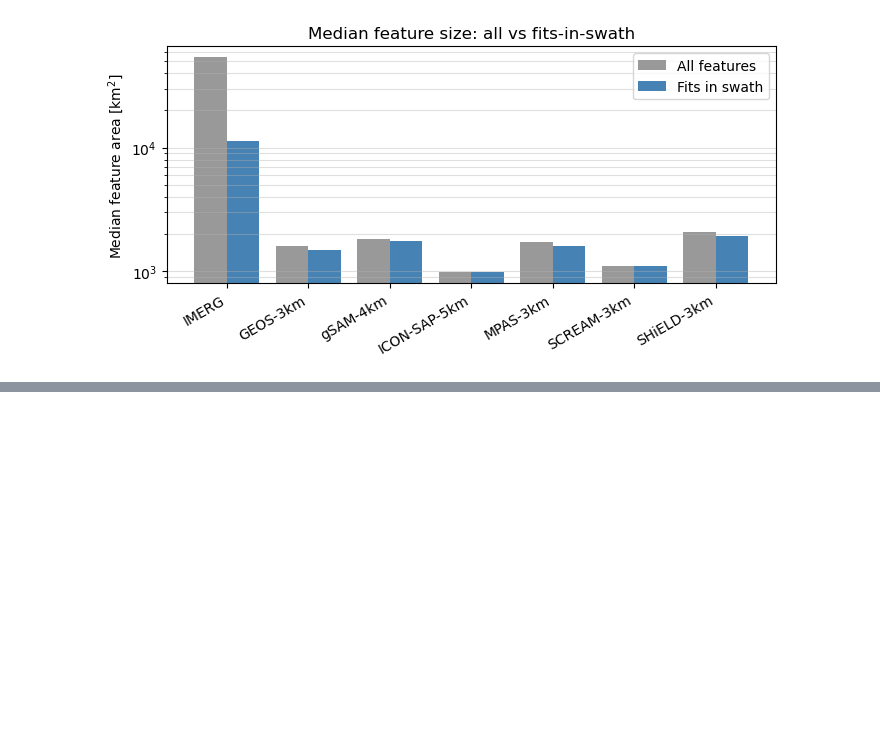
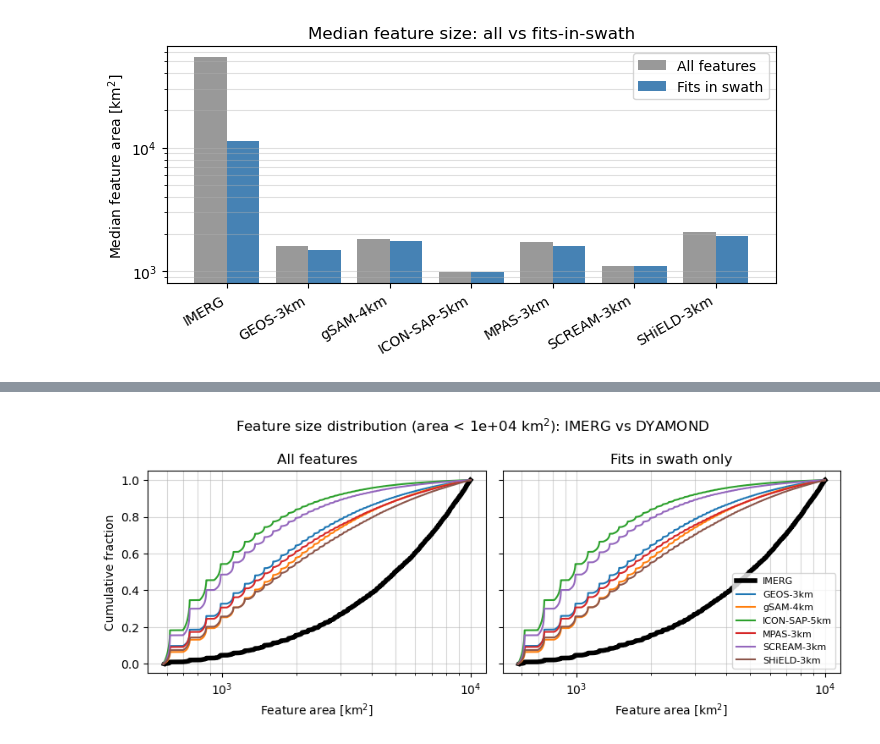
Before and after one commit to pedroanguloumana/gpm_dyamond_extreme_morphology, a Jupyter notebook: notebooks/IMERG_vs_DYAMOND_feature_stats.ipynb, the cells around one changed output, grey strips where cells are left out. Cells and saved outputs as stored; diff of their text form; code cells hidden in the pictures; blank space fills up the shorter version.

```diff
--- a/notebooks/IMERG_vs_DYAMOND_feature_stats.ipynb
+++ b/notebooks/IMERG_vs_DYAMOND_feature_stats.ipynb
@@ -130,0 +138,29 @@ fig.tight_layout()
+# %%
+AREA_MAX = 1e4  # km^2
+
+subsets_small = {
+    "All features": lambda df: df.filter(pl.col("area_km2") < AREA_MAX),
+    "Fits in swath only": lambda df: df.filter(
+        pl.col("fits_in_swath") & (pl.col("area_km2") < AREA_MAX)
+    ),
+}
+
+fig, axes = plt.subplots(1, 2, figsize=(9, 3.8), sharey=True)
+
+for ax, (title, subset) in zip(axes, subsets_small.items()):
+    for name, df in feature_data.items():
+        kwargs = {"label": name, "color": model_colors[name]}
+        if name == "IMERG":
+            kwargs["lw"] = 4
+        plot_cdf(subset(df)["area_km2"], ax=ax, **kwargs)
+    ax.set_xscale("log")
+    ax.set_xlabel("Feature area [km$^2$]")
+    ax.set_title(title)
+    ax.grid(alpha=0.5, which="both")
+
+axes[0].set_ylabel("Cumulative fraction")
+axes[1].legend(loc="lower right", fontsize=8)
+fig.suptitle(f"Feature size distribution (area < {AREA_MAX:.0e} km$^2$): IMERG vs DYAMOND")
+fig.tight_layout()
+# %% [output]
+[figure, added]
```
Also changed, not shown: parts of 1 cell of this notebook.
